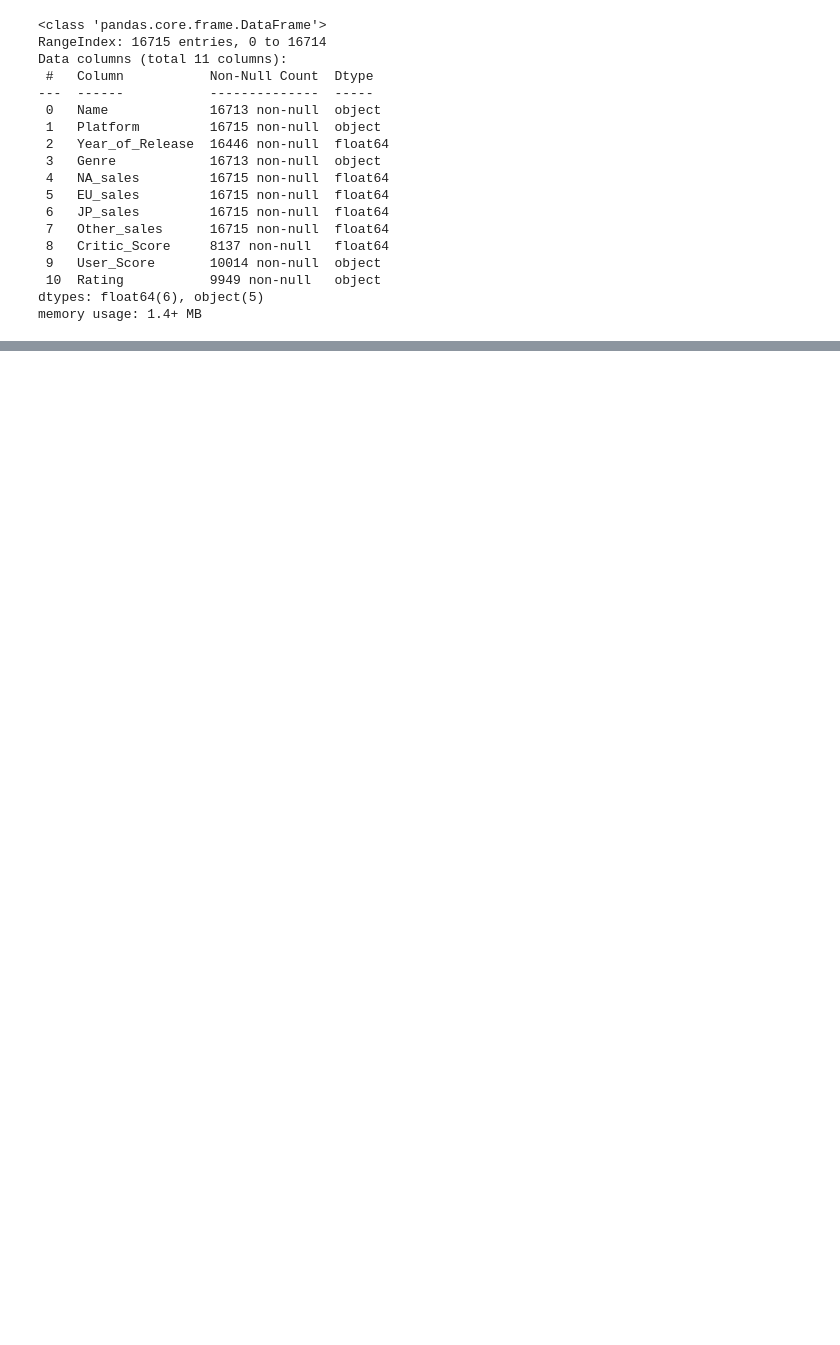
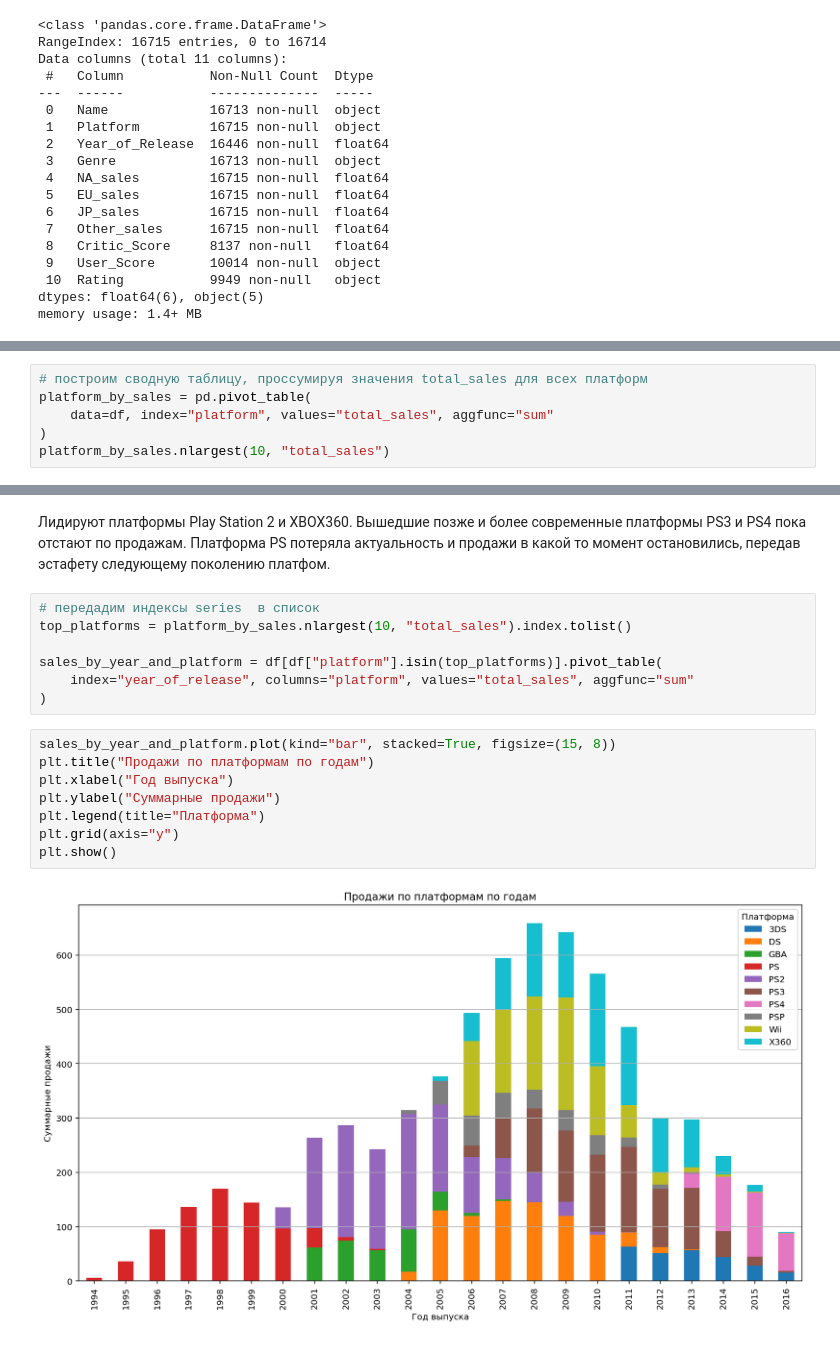
Before and after one commit to vulcan4ik/Practicum-projects-da-ds, a Jupyter notebook: notebooks/2-practicum-games-research.ipynb, the cells around one changed output, grey strips where cells are left out. Drawn from its saved outputs; the diff is of its cells as text; blank space fills up the shorter version.

```diff
--- a/notebooks/2-practicum-games-research.ipynb
+++ b/notebooks/2-practicum-games-research.ipynb
@@ -162,0 +573,6 @@ plt.show()
+# %%
+# построим сводную таблицу, проссумируя значения total_sales для всех платформ
+platform_by_sales = pd.pivot_table(
+    data=df, index="platform", values="total_sales", aggfunc="sum"
+)
+platform_by_sales.nlargest(10, "total_sales")
@@ -162,0 +592,19 @@ plt.show()
+# %% [markdown]
+Лидируют платформы Play Station 2 и XBOX360. Вышедшие позже и более современные платформы PS3 и PS4 пока отстают по продажам. Платформа PS потеряла актуальность и продажи в какой то момент остановились, передав эстафету следующему поколению платфом.
+# %%
+# передадим индексы series  в список
+top_platforms = platform_by_sales.nlargest(10, "total_sales").index.tolist()
+
+sales_by_year_and_platform = df[df["platform"].isin(top_platforms)].pivot_table(
+    index="year_of_release", columns="platform", values="total_sales", aggfunc="sum"
+)
+# %%
+sales_by_year_and_platform.plot(kind="bar", stacked=True, figsize=(15, 8))
+plt.title("Продажи по платформам по годам")
+plt.xlabel("Год выпуска")
+plt.ylabel("Суммарные продажи")
+plt.legend(title="Платформа")
+plt.grid(axis="y")
+plt.show()
+# %% [output]
+[figure, added]
```
Also changed, not shown: parts of 106 cells of this notebook.
